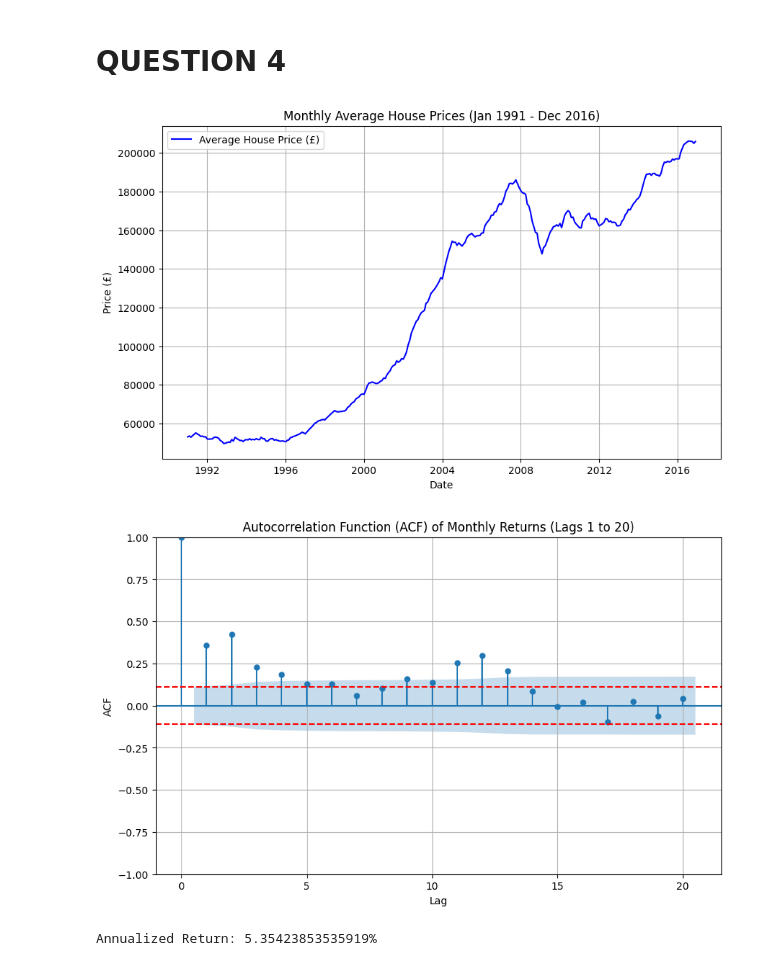
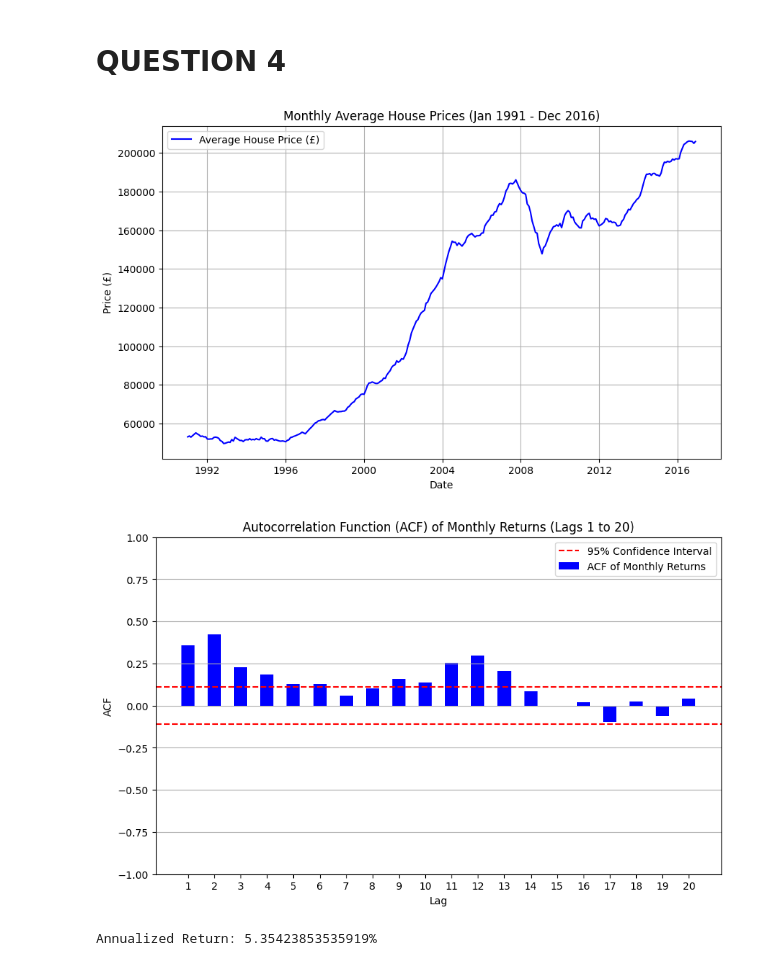
Before and after one commit to Luciefifi/DIAML_3, a Jupyter notebook: lniyomut_DIAML_Assignment3.ipynb, the cells around one changed output. Drawn from its saved outputs; the diff is of its cells as text; code cells hidden in the pictures.

```diff
--- a/lniyomut_DIAML_Assignment3.ipynb
+++ b/lniyomut_DIAML_Assignment3.ipynb
@@ -134,63 +157,74 @@ Correlation coefficient: -0.5171011715833227
 import pandas as pd
 import matplotlib.pyplot as plt
 import numpy as np
-from statsmodels.graphics.tsaplots import plot_acf
-from scipy import stats
+from statsmodels.tsa.stattools import acf
 
-# Load the data
-df = pd.read_excel("Monthly Average House Price.xls", sheet_name="Monthly")
 
-# Convert 'Unnamed: 0' to datetime and set it as index
-df['Unnamed: 0'] = pd.to_datetime(df['Unnamed: 0'])
-df.set_index('Unnamed: 0', inplace=True)
+house_prices = pd.read_excel('Monthly Average House Price.xls')
 
-# Restrict data to the period from Jan 1991 to Dec 2016
-df = df.loc['1991-01-01':'2016-12-31']
-
-# Extract 'Average House Price' for analysis
-house_prices = df['Average House Price']
-
+#  filter average house price
+house_prices = house_prices[['Unnamed: 0', 'Average House Price']]
+house_prices_filtered = house_prices[(house_prices['Unnamed: 0'] >= '1991-01-01') & (house_prices['Unnamed: 0'] <= '2016-12-31')]
 
 # Plot the time series of house prices (Jan 1991 - Dec 2016)
 plt.figure(figsize=(10, 6))  # Larger figsize and increased DPI
-plt.plot(house_prices, label='Average House Price (£)', color='blue')
+plt.plot(house_prices_filtered['Unnamed: 0'],house_prices_filtered['Average House Price'], label='Average House Price (£)', color='blue')
 plt.title('Monthly Average House Prices (Jan 1991 - Dec 2016)')
 plt.xlabel('Date')
 plt.ylabel('Price (£)')
 plt.grid(True)
 plt.legend()
 plt.show()
 
-# Calculate the monthly returns r(t) = [p(t) / p(t-1)] - 1
-monthly_returns = house_prices.pct_change().dropna()
 
-# Create a new figure for the ACF plot and manually set size
+
+# calculating  average house price return
+monthly_returns = house_prices_filtered['Average House Price'].pct_change().dropna()
+
+
+# Calculating  ACF values for lags 1 to 20
+lags = 20
+acf_values = acf(monthly_returns, nlags=lags)
+
+# Create a  figure for the ACF plot and manually set size
 fig, ax = plt.subplots(figsize=(10, 6))
 
-# Plot the ACF of the monthly returns for lags 1 to 20
-plot_acf(monthly_returns, lags=20, ax=ax)  # Pass the ax to plot_acf
+# Plot ACF values as a bar chart and add a label for the legend
+ax.bar(range(1, lags + 1), acf_values[1:], color='blue', width=0.5, label='ACF of Monthly Returns')
+
+# Set title and labels
 ax.set_title('Autocorrelation Function (ACF) of Monthly Returns (Lags 1 to 20)')
 ax.set_xlabel('Lag')
 ax.set_ylabel('ACF')
 
 # Calculate the critical value for p < 0.05 (two-tailed)
 n = len(monthly_returns)
 conf_interval = 1.96 / np.sqrt(n)  # Approx. confidence interval for 95% significance
 
 # Add horizontal lines for statistical significance at p < 0.05
 ax.axhline(y=conf_interval, linestyle='--', color='red', label='95% Confidence Interval')
 ax.axhline(y=-conf_interval, linestyle='--', color='red')
-ax.grid(True)
 
+# Set dynamic x-ticks and limits
+ax.set_xticks(range(1, lags + 1))
+
+# Set dynamic y-ticks and limits
+y_min, y_max = -1, 1  # Set the limits dynamically
+ax.set_ylim(y_min, y_max)  # Set y-limits
+ax.grid(axis='y')
+
+# Add the legend (now including both ACF bars and the confidence interval)
+plt.legend()
+
+# Display the plot
 plt.show()
 
-# Calculate the annualized return over the period
-total_return = (house_prices.iloc[-1] / house_prices.iloc[0]) - 1
-annualized_return = (1 + total_return) ** (1 / (len(house_prices) / 12)) - 1
+
+total_return = (house_prices_filtered['Average House Price'].iloc[-1] / house_prices_filtered['Average House Price'].iloc[0])
+annualized_return = ( total_return) ** (1 / (len(house_prices_filtered) / 12)) - 1
 annualized_return_percentage = annualized_return * 100
-
 print(f"Annualized Return: {annualized_return_percentage}%")
 # %% [output]
 [figure]
-[figure, old version]
+[figure, new version]
 Annualized Return: 5.35423853535919%
```
Also changed, not shown: parts of 9 cells of this notebook, 3 other files.
